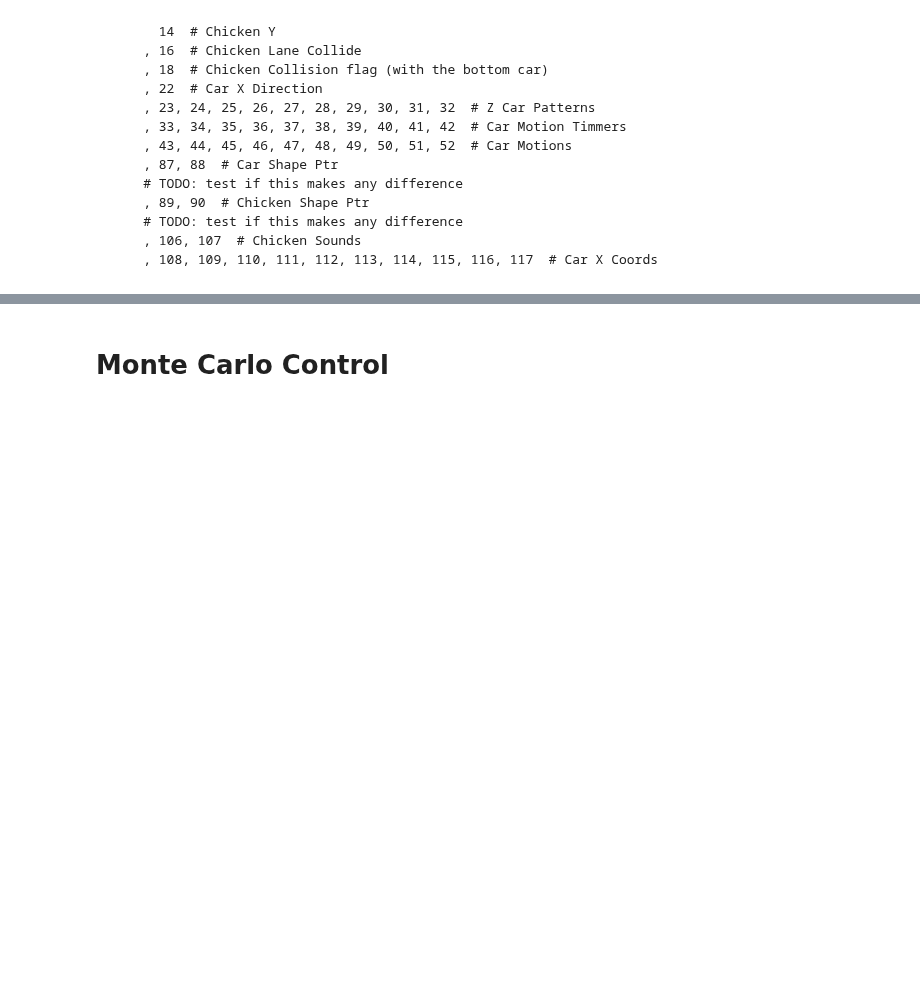
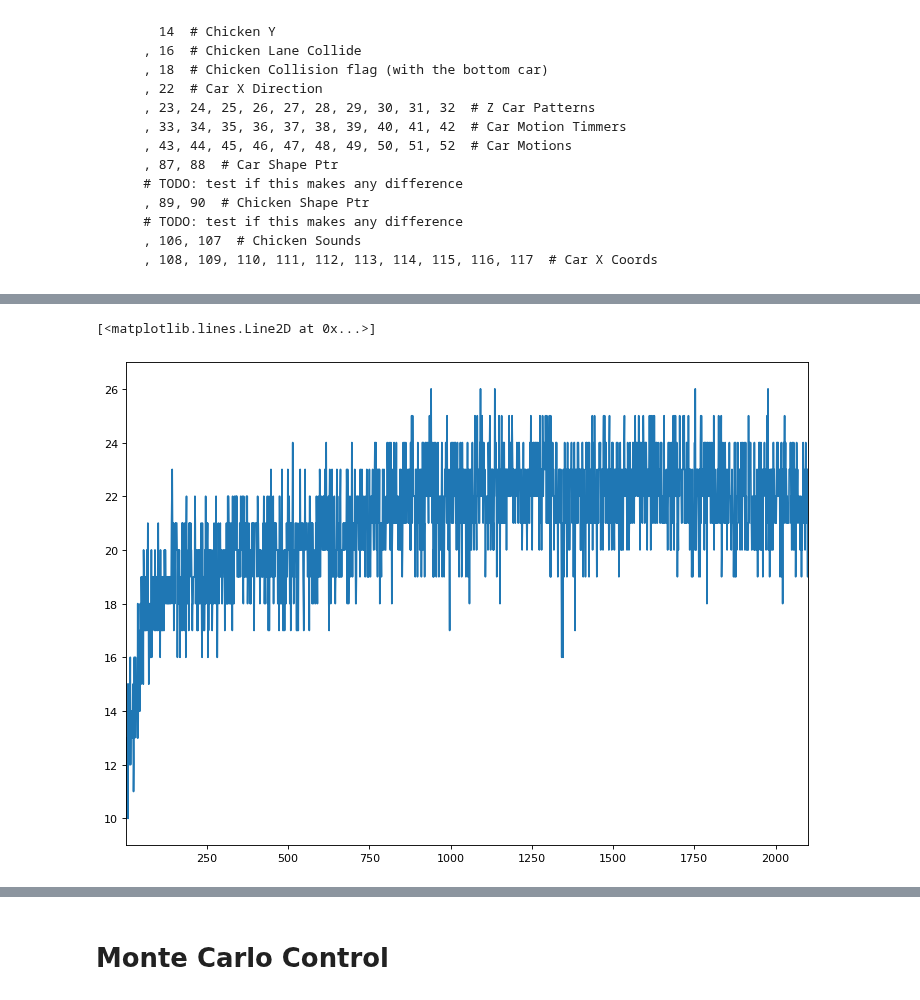
Before and after one commit to DionisiusMayr/FreewayGame, a Jupyter notebook: dionisius.mayr/dm_freeway.ipynb, the cells around one changed output, grey strips where cells are left out. Cells and saved outputs as stored; diff of their text form; code cells hidden in the pictures; blank space fills up the shorter version.

Commit message:
Improve MC and add initial QLearning - ~22 mean-10

```diff
--- a/dionisius.mayr/dm_freeway.ipynb
+++ b/dionisius.mayr/dm_freeway.ipynb
@@ -88,0 +91,10 @@ TODO: explain why we must reduce the state space
+# %%
+RAM_mask = [
+      14  # Chicken Y
+    , 16  # Chicken Lane Collide
+    , 108, 109, 110, 111, 112, 113, 114, 115, 116, 117  # Car X Coords
+]
+# %%
+env, initial_state = environment.get_env()
+# %%
+agent = agents.QLearning(alpha=0.9, gamma=0.9, available_actions=2, N0=2.5)
@@ -88,0 +184,11 @@ TODO: explain why we must reduce the state space
+# %%
+fig = plt.figure(figsize=(11, 8), dpi=80)
+ax = fig.add_subplot(1, 1, 1)
+
+ax.set_xlim(0.9, len(scores) + 0.1)
+ax.set_ylim(min(scores) - 1, max(scores) + 1)
+ax.plot(range(1, len(scores) + 1), scores)
+# ax.plot(range(1, len(scores) + 1), scores, 'bo')
+# %% [output]
+[<matplotlib.lines.Line2D at 0x...>]
+[figure, added]
```
Also changed, not shown: parts of 15 cells of this notebook, 3 other files.
